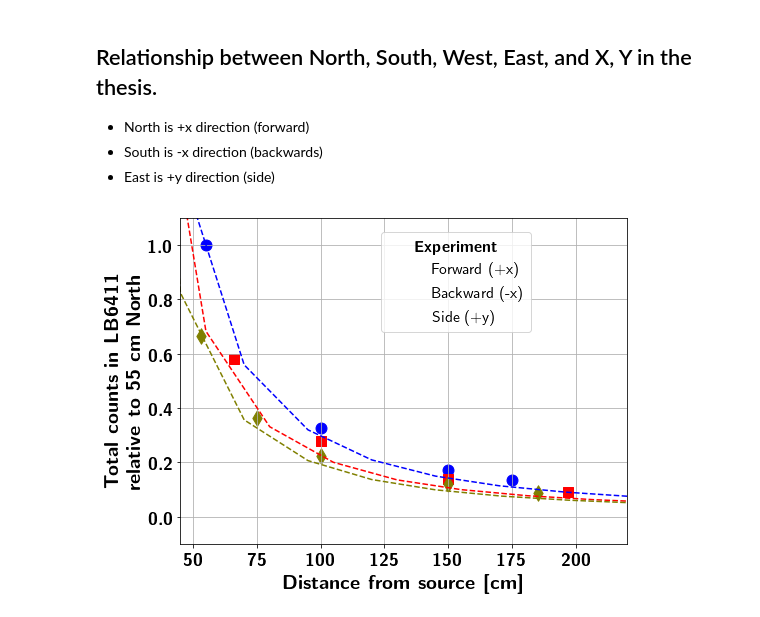
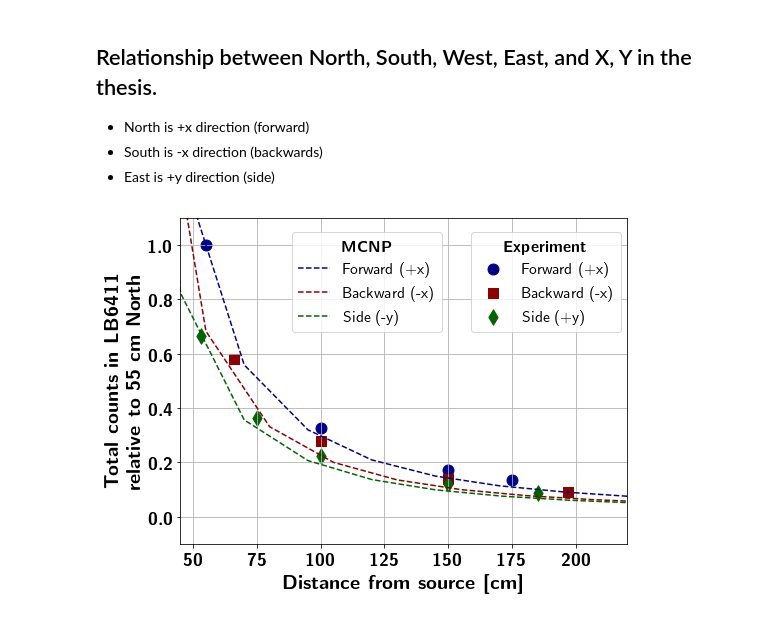
Before and after one commit to kromerh/phd_python, a Jupyter notebook: 09.BS_Mapping/01.BS_mapping.old_target.ipynb, the cells around one changed output. Cells and saved outputs as stored; diff of their text form; code cells hidden in the pictures.

```diff
--- a/09.BS_Mapping/01.BS_mapping.old_target.ipynb
+++ b/09.BS_Mapping/01.BS_mapping.old_target.ipynb
@@ -155,7 +156,6 @@ df_M_tot.head()
 # %%
 fs = 20
 markersize = 120
-handles = []
 
 # plots
 normtypes = ['BS_norm_dose']
@@ -163,45 +163,46 @@ for normtype in normtypes:
     fig = plt.figure(figsize=(8, 6))
     ax1 = fig.add_subplot(1, 1, 1)
 
     # Plot of the expected MCNP counts
-    ax1.plot(df_M_tot['distance'], df_M_tot['North'], '--', label=r"Forward (+x)", color='blue')
-    ax1.plot(df_M_tot['distance'], df_M_tot['South'], '--', label=r"Backward (-x)", color='red')
-    ax1.plot(df_M_tot['distance'], df_M_tot['East'], '--', label=r"Side (+y)", color='olive')
+    ax1.plot(df_M_tot['distance'], df_M_tot['North'], '--', label=r"Forward (+x)", color='darkblue')
+    ax1.plot(df_M_tot['distance'], df_M_tot['South'], '--', label=r"Backward (-x)", color='darkred')
+    ax1.plot(df_M_tot['distance'], df_M_tot['East'], '--', label=r"Side (-y)", color='darkgreen')
 
 
 
-    _ = ax1.scatter(df_north['distance'], df_north[normtype], label=r"Forward (+x)",  marker="o", color='blue', s=markersize)
-    handles.append(copy.copy(_))
-    _ = ax1.scatter(df_south['distance'], df_south[normtype], label=r"Backward (-x)",  marker="s", color='red', s=markersize)
-    handles.append(copy.copy(_))
-    _ = ax1.scatter(df_east['distance'], df_east[normtype], label=r"Side (+y)",  marker="d", color='olive', s=markersize)
-    handles.append(copy.copy(_))
+#     _1 = ax1.scatter(df_north['distance'], df_north[normtype], label=r"Forward (+x)",  marker="o", color='darkblue', s=markersize)
+    _1 = ax1.scatter(df_north['distance'], df_north[normtype],  marker="o", color='darkblue', s=markersize)
+#     _2 = ax1.scatter(df_south['distance'], df_south[normtype], label=r"Backward (-x)",  marker="s", color='darkred', s=markersize)
+    _2 = ax1.scatter(df_south['distance'], df_south[normtype],  marker="s", color='darkred', s=markersize)
+#     _3 = ax1.scatter(df_east['distance'], df_east[normtype], label=r"Side (+y)",  marker="d", color='darkgreen', s=markersize)
+    _3 = ax1.scatter(df_east['distance'], df_east[normtype], marker="d", color='darkgreen', s=markersize)
 
     my_handles, my_labels = ax1.get_legend_handles_labels()
-    l1 = plt.legend([my_handles[0], my_handles[1], my_handles[2]], [my_labels[0], my_labels[1], my_labels[2]], loc=(0.25, 0.65), markerscale=0, fontsize=fs-4)
-    l1.set_title(r"\textbf{MCNP}", prop = {'size': fs-4})
+    leg1 = plt.legend([my_handles[0], my_handles[1], my_handles[2]], [my_labels[0], my_labels[1], my_labels[2]], loc=(0.25, 0.65), markerscale=0, fontsize=fs-4)
+    leg1.set_title(r"\textbf{MCNP}", prop = {'size': fs-4})
 
-    l2 = plt.legend(handles, [my_labels[0], my_labels[1], my_labels[2]], loc=(0.45, 0.65), markerscale=0, fontsize=fs-4)
-    l2.set_title(r"\textbf{Experiment}", prop = {'size': fs-4})
-
+    leg2 = ax1.legend([_1,_2,_3],[r'Forward (+x)',r'Backward (-x)',r'Side (+y)'], loc=(0.65, 0.65), fontsize=fs-4)
+    leg2.set_title(r"\textbf{Experiment}", prop = {'size': fs-4})
+    # Manually add the first legend back
+    ax1.add_artist(leg1)
 #     ax1.errorbar(df_east['distance'], df_east[normtype], xerr=df_east['distance_err'], label=r"East\_exp",  ls='none', marker='s', color='olive', capsize=5)
     plt.xlabel(r"\textbf{Distance from source [cm]}", fontsize=fs)
     plt.ylabel(r"\textbf{Total counts in LB6411}"+ "\n" + r"\textbf{relative to 55 cm North}", fontsize=fs)
 #     fig.suptitle(r"\textbf{Total counts expected and measured}")
 #     ax1.set_title(r"\textit{Relative to 55 cm North}")
     ax1.grid(b=True, which='major', linestyle='-')
     ax1.grid(b=True, which='minor', linestyle='--')
 #     fig.subplots_adjust(bottom=0.5)
 #     plt.gcf().autofmt_xdate()
     plt.xlim(45,220)
     plt.ylim(-0.1,1.1)
     # tick font size
     ax1.tick_params('x', colors='black', labelsize=fs-2)
     ax1.tick_params('y', colors='black', labelsize=fs-2)
 #     plt.legend(loc='best', title=r"\textbf{Legend}")
     # plt.tight_layout()
 #     plt.savefig('./2017-10-12_Plots/comparison_relative_w_MCNP_' + normtype + '.png', dpi=600)
     plt.show()
     plt.close()
 # %% [output]
-[figure, old version]
+[figure, new version]
```
Also changed, not shown: parts of 1 cell of this notebook, 1 other file.
